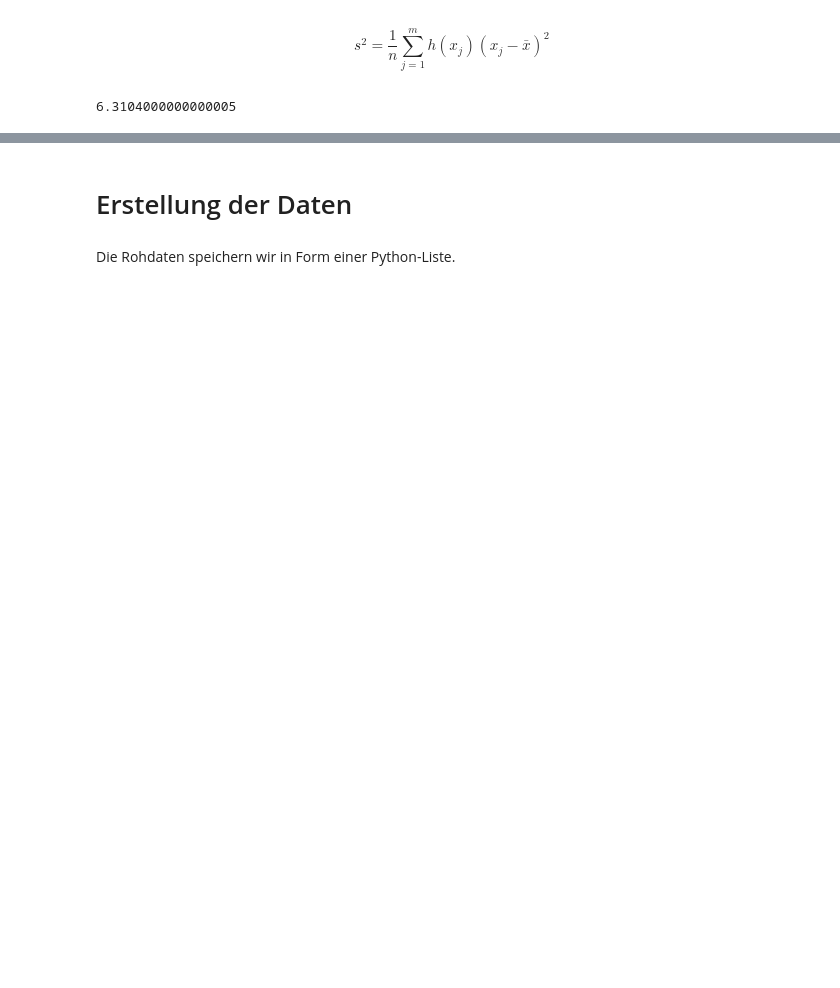
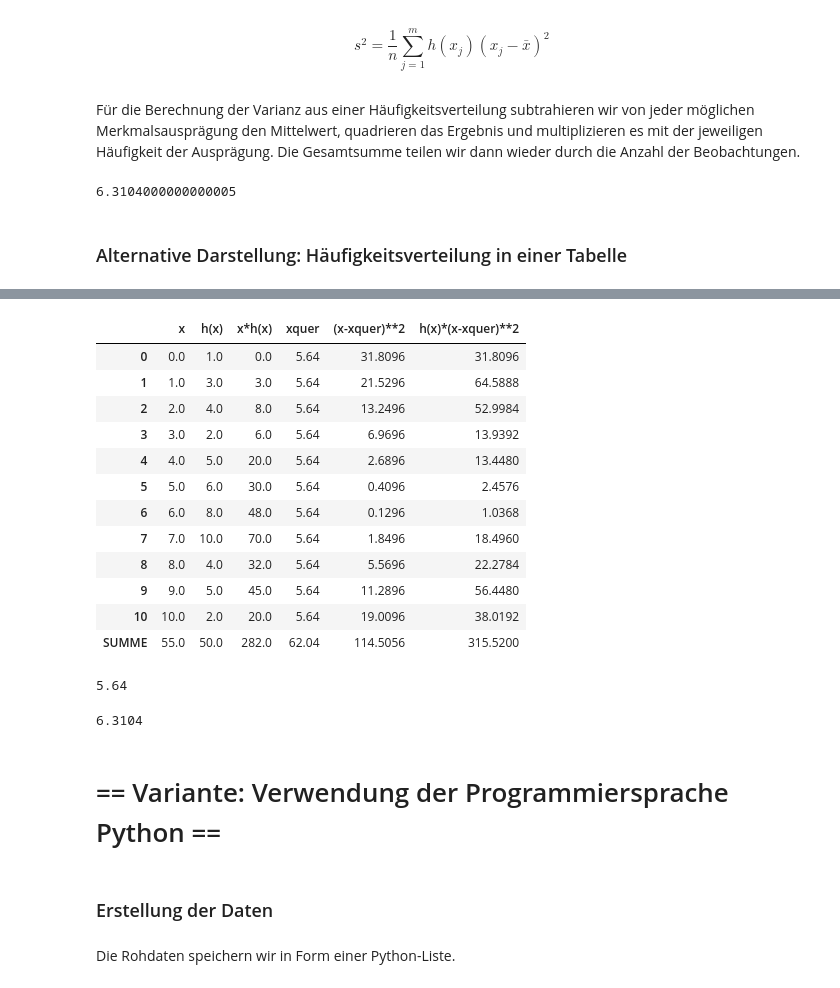
Before and after one commit to mirneshalilovic/BSTA01-01, a Jupyter notebook: Lektion_02.ipynb, the cells around one changed output, grey strips where cells are left out. Saved outputs shown, nothing was run; the diff lists cells and outputs as text; code cells hidden in the pictures; blank space fills up the shorter version.

Commit message:
Ergaenzung Tabellen zur Darstellung

```diff
--- a/Lektion_02.ipynb
+++ b/Lektion_02.ipynb
@@ -146,5 +229,7 @@ print(xquer)
 # %% [markdown]
 $$ s^2 = \frac{1}{n} \sum_{j = 1}^m{ h(x_j)(x_j - \bar{x})^2 } $$
+# %% [markdown]
+Für die Berechnung der Varianz aus einer Häufigkeitsverteilung subtrahieren wir von jeder möglichen Merkmalsausprägung den Mittelwert, quadrieren das Ergebnis und multiplizieren es mit der jeweiligen Häufigkeit der Ausprägung. Die Gesamtsumme teilen wir dann wieder durch die Anzahl der Beobachtungen.
 # %%
 var = ((1 * (0 - xquer)**2) + (3 * (1 - xquer)**2) + (4 * (2 - xquer)**2) + (2 * (3 - xquer)**2) +
        (5 * (4 - xquer)**2) + (6 * (5 - xquer)**2) + (8 * (6 - xquer)**2) + (10 * (7 - xquer)**2) +
@@ -153,3 +238,21 @@ var = ((1 * (0 - xquer)**2) + (3 * (1 - xquer)**2) + (4 * (2 - xquer)**2) + (2 *
 print(var)
 # %% [output]
 6.3104000000000005
+# %% [markdown]
+### Alternative Darstellung: Häufigkeitsverteilung in einer Tabelle
+# %%
+df_h = pd.DataFrame()
+df_h['x'] = list(range(0, 11))
+df_h['h(x)'] = [1, 3, 4, 2, 5, 6, 8, 10, 4, 5, 2]
+df_h['x*h(x)'] = df_h['x'] * df_h['h(x)']
+df_h['xquer'] = df_h['x*h(x)'].sum() / df_h['h(x)'].sum()
+df_h['(x-xquer)**2'] = (df_h['x'] - df_h['xquer'])**2
+df_h['h(x)*(x-xquer)**2'] = df_h['h(x)'] * df_h['(x-xquer)**2']
+
+s = df_h.sum().round(4)
+s.name = 'SUMME'
+df_h = df_h.append(s)
+
+toggle_code()
+df_h
+# %% [output]
@@ -156,5 +260,30 @@ print(var)
+|  | x | h(x) | x*h(x) | xquer | (x-xquer)**2 | h(x)*(x-xquer)**2 |
+| 0 | 0.0 | 1.0 | 0.0 | 5.64 | 31.8096 | 31.8096 |
+| 1 | 1.0 | 3.0 | 3.0 | 5.64 | 21.5296 | 64.5888 |
+| 2 | 2.0 | 4.0 | 8.0 | 5.64 | 13.2496 | 52.9984 |
+| 3 | 3.0 | 2.0 | 6.0 | 5.64 | 6.9696 | 13.9392 |
+| 4 | 4.0 | 5.0 | 20.0 | 5.64 | 2.6896 | 13.4480 |
+| 5 | 5.0 | 6.0 | 30.0 | 5.64 | 0.4096 | 2.4576 |
+| 6 | 6.0 | 8.0 | 48.0 | 5.64 | 0.1296 | 1.0368 |
+| 7 | 7.0 | 10.0 | 70.0 | 5.64 | 1.8496 | 18.4960 |
+| 8 | 8.0 | 4.0 | 32.0 | 5.64 | 5.5696 | 22.2784 |
+| 9 | 9.0 | 5.0 | 45.0 | 5.64 | 11.2896 | 56.4480 |
+| 10 | 10.0 | 2.0 | 20.0 | 5.64 | 19.0096 | 38.0192 |
+| SUMME | 55.0 | 50.0 | 282.0 | 62.04 | 114.5056 | 315.5200 |
+# %%
+## Mittelwert
+282 / 50
+# %% [output]
+5.64
+# %%
+## Varianz
+315.52 / 50
+# %% [output]
+6.3104
+# %% [markdown]
+# == Variante: Verwendung der Programmiersprache Python ==
 # %% [markdown]
-# Erstellung der Daten
+### Erstellung der Daten
 # %% [markdown]
 Die Rohdaten speichern wir in Form einer Python-Liste.
 # %%
```
Also changed, not shown: parts of 53 cells of this notebook.
